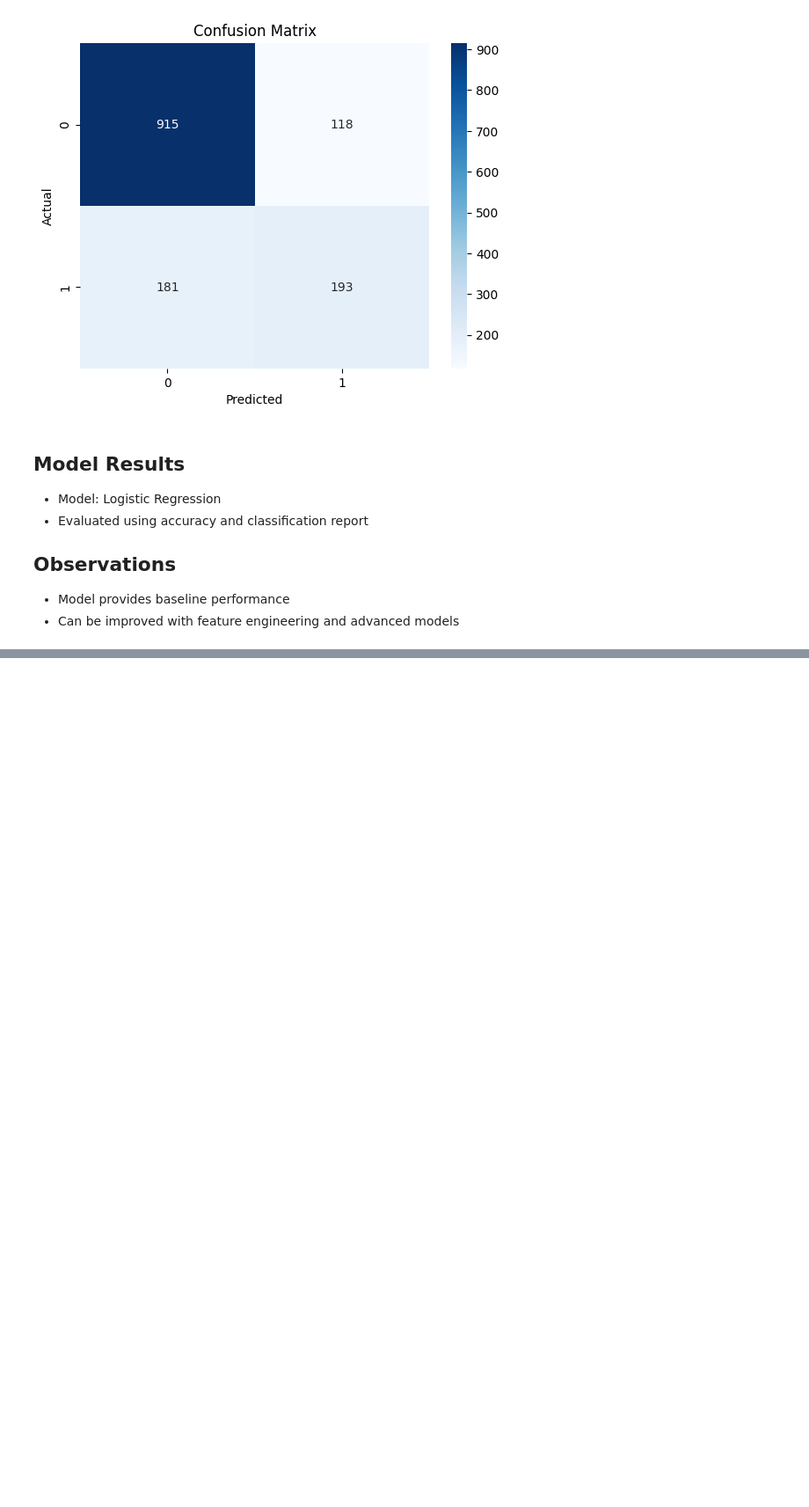
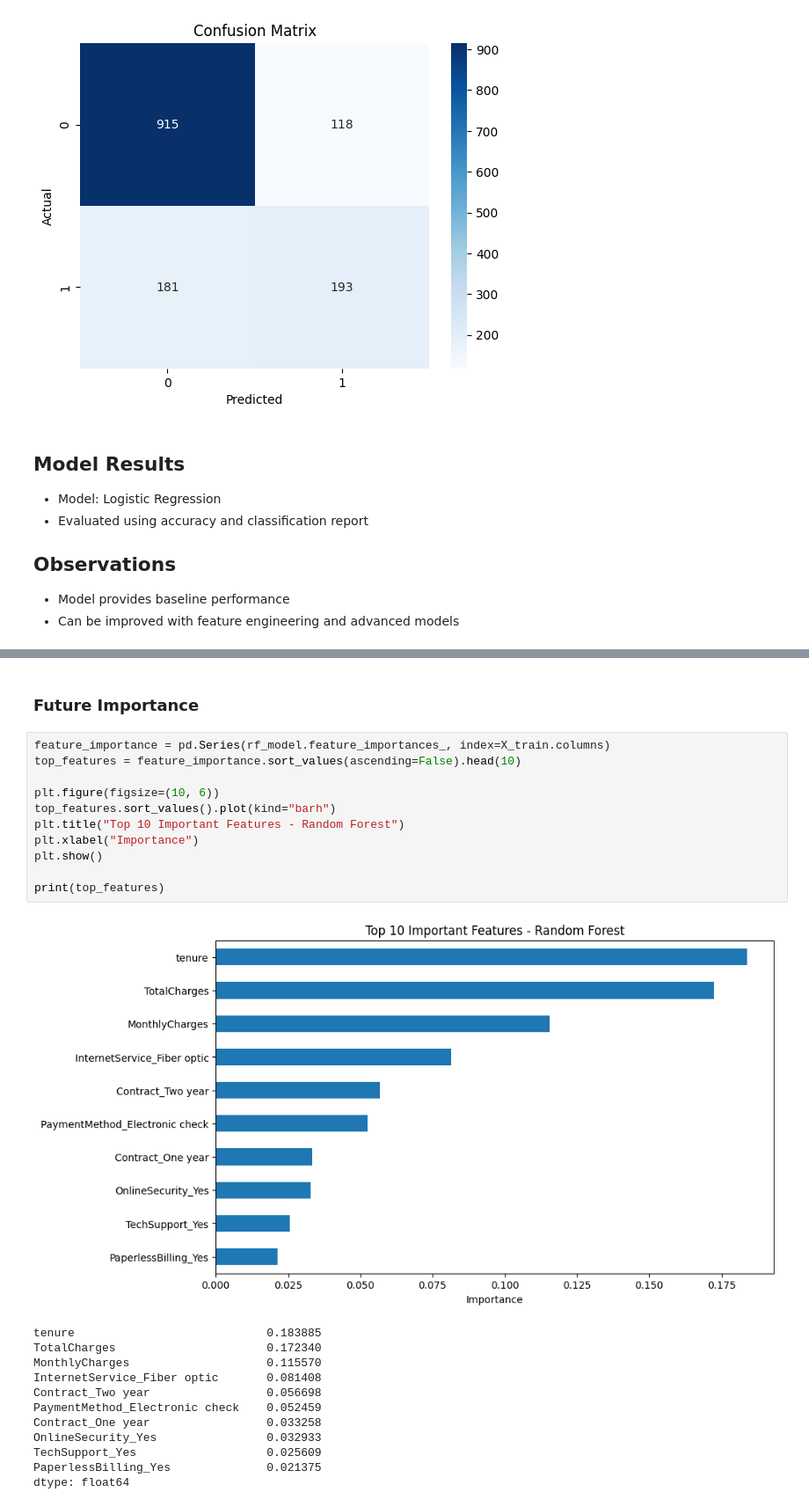
Before and after one commit to StojkoskiT/data-science-portfolio, a Jupyter notebook: projects/customer_churn/notebooks/customer_churn_analysis.ipynb, the cells around one changed output, grey strips where cells are left out. Shown at 88% size. Cells and saved outputs as stored; diff of their text form; blank space fills up the shorter version.

```diff
--- a/projects/customer_churn/notebooks/customer_churn_analysis.ipynb
+++ b/projects/customer_churn/notebooks/customer_churn_analysis.ipynb
@@ -294,0 +364,26 @@ plt.show()
+# %% [markdown]
+### Future Importance
+# %%
+feature_importance = pd.Series(rf_model.feature_importances_, index=X_train.columns)
+top_features = feature_importance.sort_values(ascending=False).head(10)
+
+plt.figure(figsize=(10, 6))
+top_features.sort_values().plot(kind="barh")
+plt.title("Top 10 Important Features - Random Forest")
+plt.xlabel("Importance")
+plt.show()
+
+print(top_features)
+# %% [output]
+[figure, added]
+tenure                            0.183885
+TotalCharges                      0.172340
+MonthlyCharges                    0.115570
+InternetService_Fiber optic       0.081408
+Contract_Two year                 0.056698
+PaymentMethod_Electronic check    0.052459
+Contract_One year                 0.033258
+OnlineSecurity_Yes                0.032933
+TechSupport_Yes                   0.025609
+PaperlessBilling_Yes              0.021375
+dtype: float64
```
Also changed, not shown: parts of 11 cells of this notebook.
